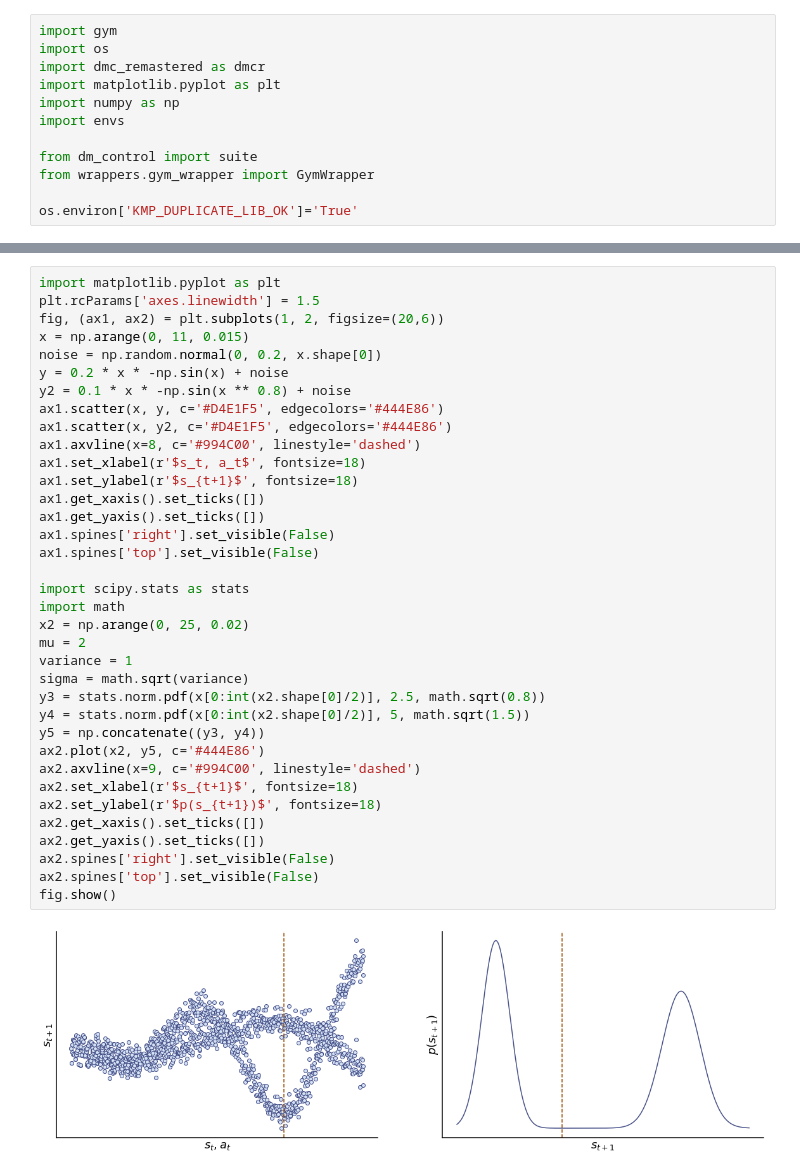
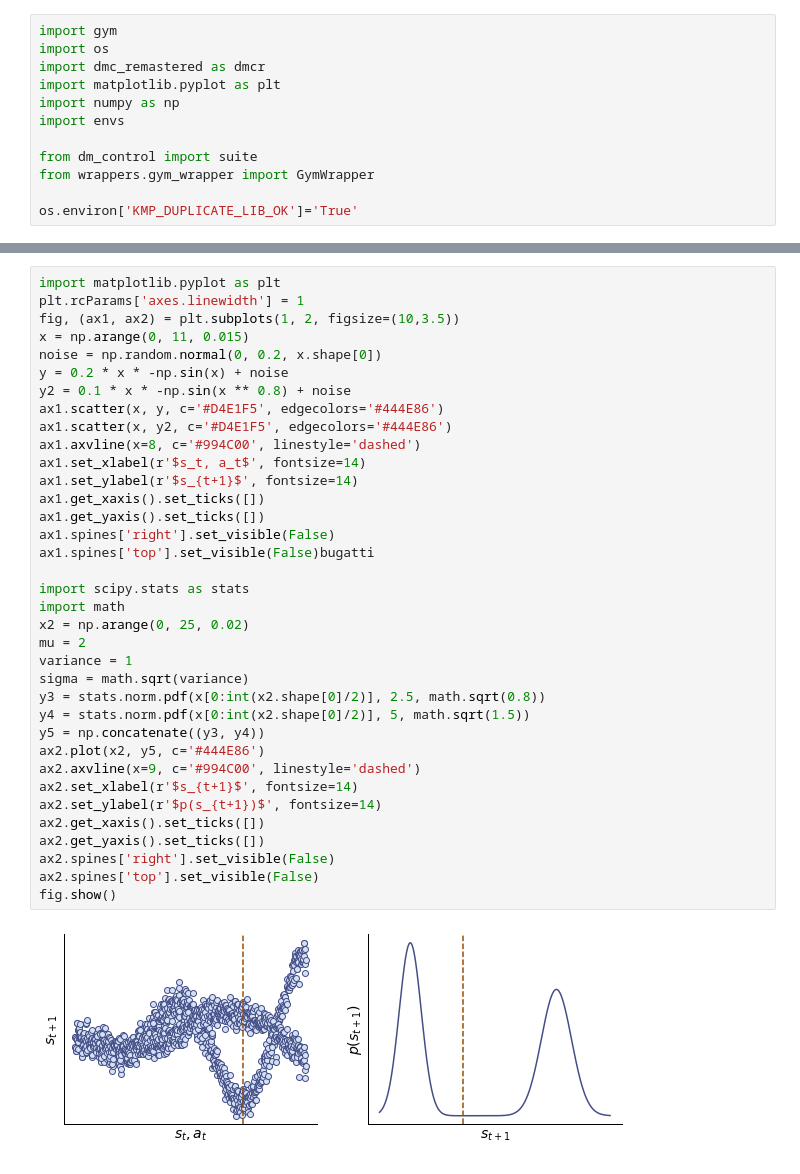
Before and after one commit to janwithb/thesis, a Jupyter notebook: documentation/other_plots.ipynb, the cells around one changed output, grey strips where cells are left out. Drawn from its saved outputs; the diff is of its cells as text.

```diff
--- a/documentation/other_plots.ipynb
+++ b/documentation/other_plots.ipynb
@@ -62,38 +97,38 @@ Creating window glfw
 # %%
 import matplotlib.pyplot as plt
-plt.rcParams['axes.linewidth'] = 1.5
-fig, (ax1, ax2) = plt.subplots(1, 2, figsize=(20,6))
+plt.rcParams['axes.linewidth'] = 1
+fig, (ax1, ax2) = plt.subplots(1, 2, figsize=(10,3.5))
 x = np.arange(0, 11, 0.015)
 noise = np.random.normal(0, 0.2, x.shape[0])
 y = 0.2 * x * -np.sin(x) + noise
 y2 = 0.1 * x * -np.sin(x ** 0.8) + noise
 ax1.scatter(x, y, c='#D4E1F5', edgecolors='#444E86')
 ax1.scatter(x, y2, c='#D4E1F5', edgecolors='#444E86')
 ax1.axvline(x=8, c='#994C00', linestyle='dashed')
-ax1.set_xlabel(r'$s_t, a_t$', fontsize=18)
-ax1.set_ylabel(r'$s_{t+1}$', fontsize=18)
+ax1.set_xlabel(r'$s_t, a_t$', fontsize=14)
+ax1.set_ylabel(r'$s_{t+1}$', fontsize=14)
 ax1.get_xaxis().set_ticks([])
 ax1.get_yaxis().set_ticks([])
 ax1.spines['right'].set_visible(False)
-ax1.spines['top'].set_visible(False)
+ax1.spines['top'].set_visible(False)bugatti
 
 import scipy.stats as stats
 import math
 x2 = np.arange(0, 25, 0.02)
 mu = 2
 variance = 1
 sigma = math.sqrt(variance)
 y3 = stats.norm.pdf(x[0:int(x2.shape[0]/2)], 2.5, math.sqrt(0.8))
 y4 = stats.norm.pdf(x[0:int(x2.shape[0]/2)], 5, math.sqrt(1.5))
 y5 = np.concatenate((y3, y4))
 ax2.plot(x2, y5, c='#444E86')
 ax2.axvline(x=9, c='#994C00', linestyle='dashed')
-ax2.set_xlabel(r'$s_{t+1}$', fontsize=18)
-ax2.set_ylabel(r'$p(s_{t+1})$', fontsize=18)
+ax2.set_xlabel(r'$s_{t+1}$', fontsize=14)
+ax2.set_ylabel(r'$p(s_{t+1})$', fontsize=14)
 ax2.get_xaxis().set_ticks([])
 ax2.get_yaxis().set_ticks([])
 ax2.spines['right'].set_visible(False)
 ax2.spines['top'].set_visible(False)
 fig.show()
 # %% [output]
-[figure, old version]
+[figure, new version]
```
Also changed, not shown: parts of 3 cells of this notebook, 38 other files.
